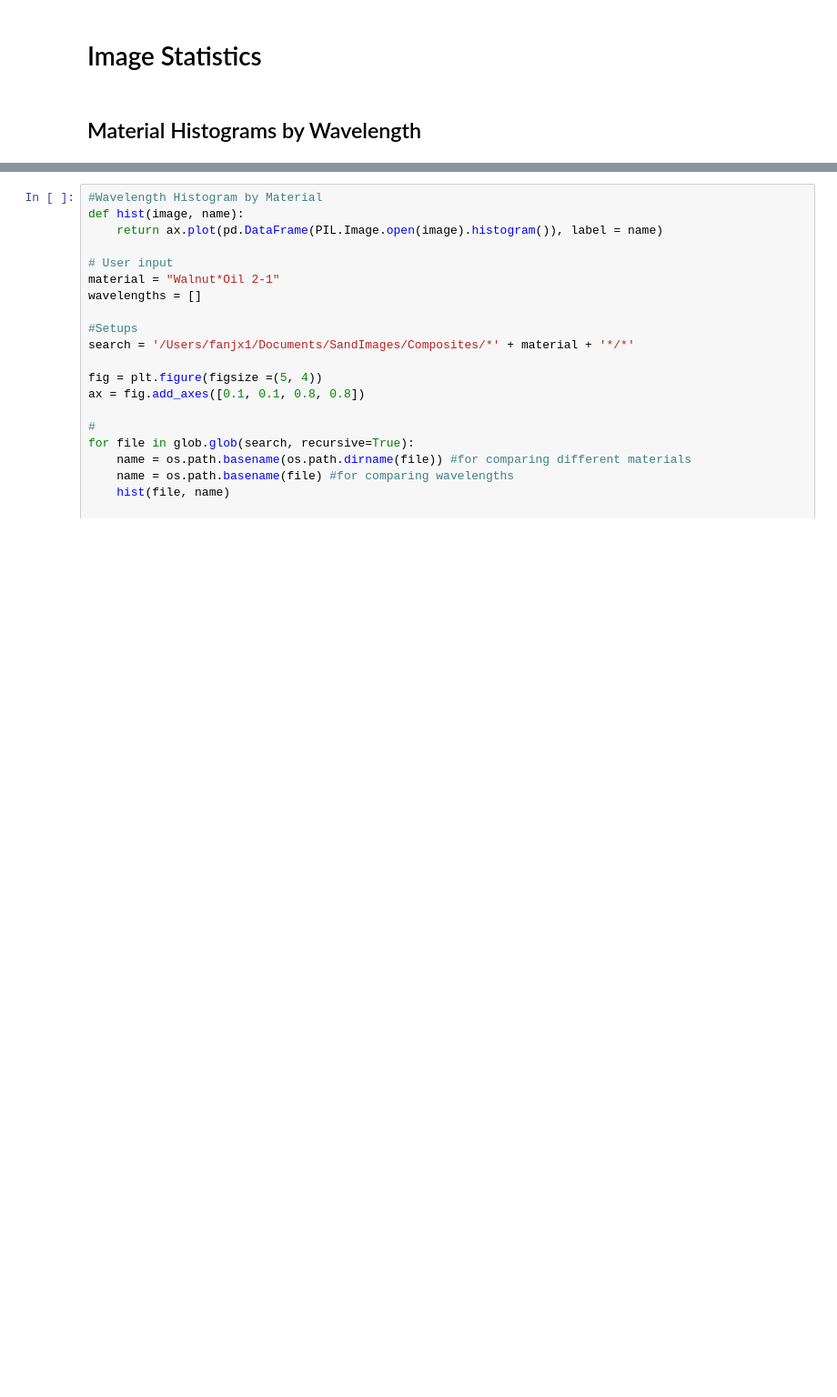
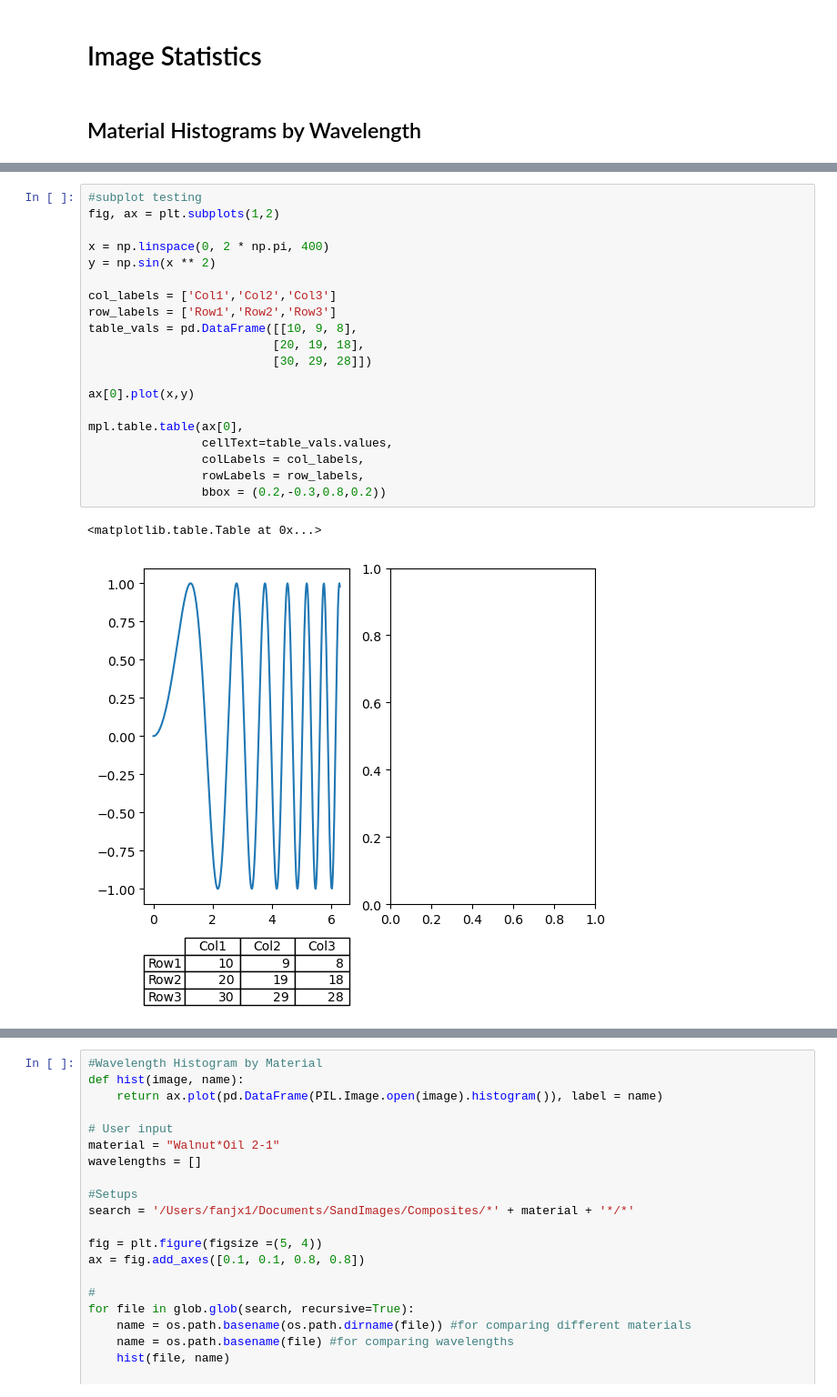
Before and after one commit to jfan14mc/Sand-Image-Anaylsis, a Jupyter notebook: imageTesting.ipynb, the cells around one changed output, grey strips where cells are left out. Shown at 91% size. Cells and saved outputs as stored; diff of their text form; blank space fills up the shorter version.

```diff
--- a/imageTesting.ipynb
+++ b/imageTesting.ipynb
@@ -286,3 +339,26 @@ for wave in waves:
+# %%
+#subplot testing
+fig, ax = plt.subplots(1,2)
+
+x = np.linspace(0, 2 * np.pi, 400)
+y = np.sin(x ** 2)
+
+col_labels = ['Col1','Col2','Col3']
+row_labels = ['Row1','Row2','Row3']
+table_vals = pd.DataFrame([[10, 9, 8],
+                          [20, 19, 18],
+                          [30, 29, 28]])
+
+ax[0].plot(x,y)
+
+mpl.table.table(ax[0],
+                cellText=table_vals.values,
+                colLabels = col_labels,
+                rowLabels = row_labels,
+                bbox = (0.2,-0.3,0.8,0.2))
+# %% [output]
+<matplotlib.table.Table at 0x...>
+[figure, added]
 # %%
 #Manual Material Histogram by Wavelength
 def hist1(image, name):
```
Also changed, not shown: parts of 13 cells of this notebook.
